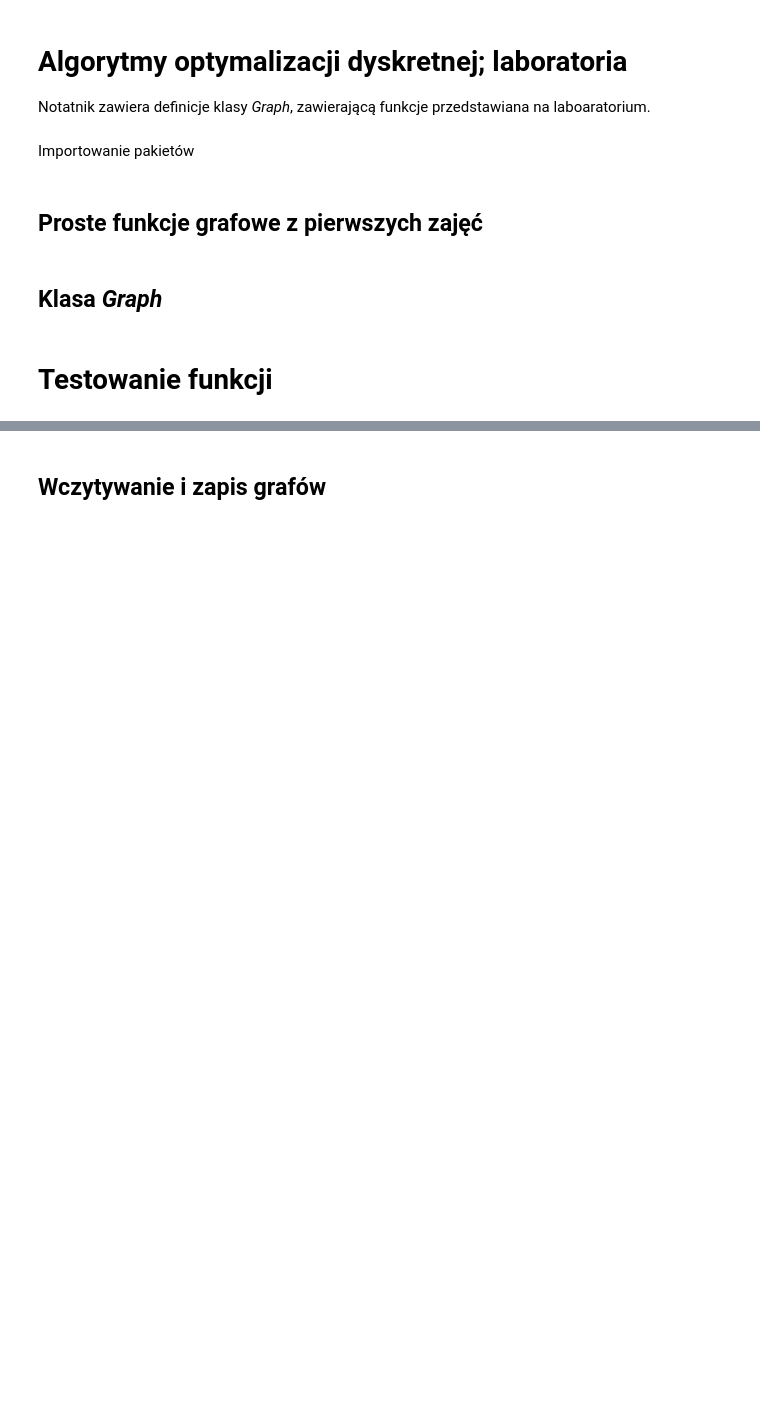
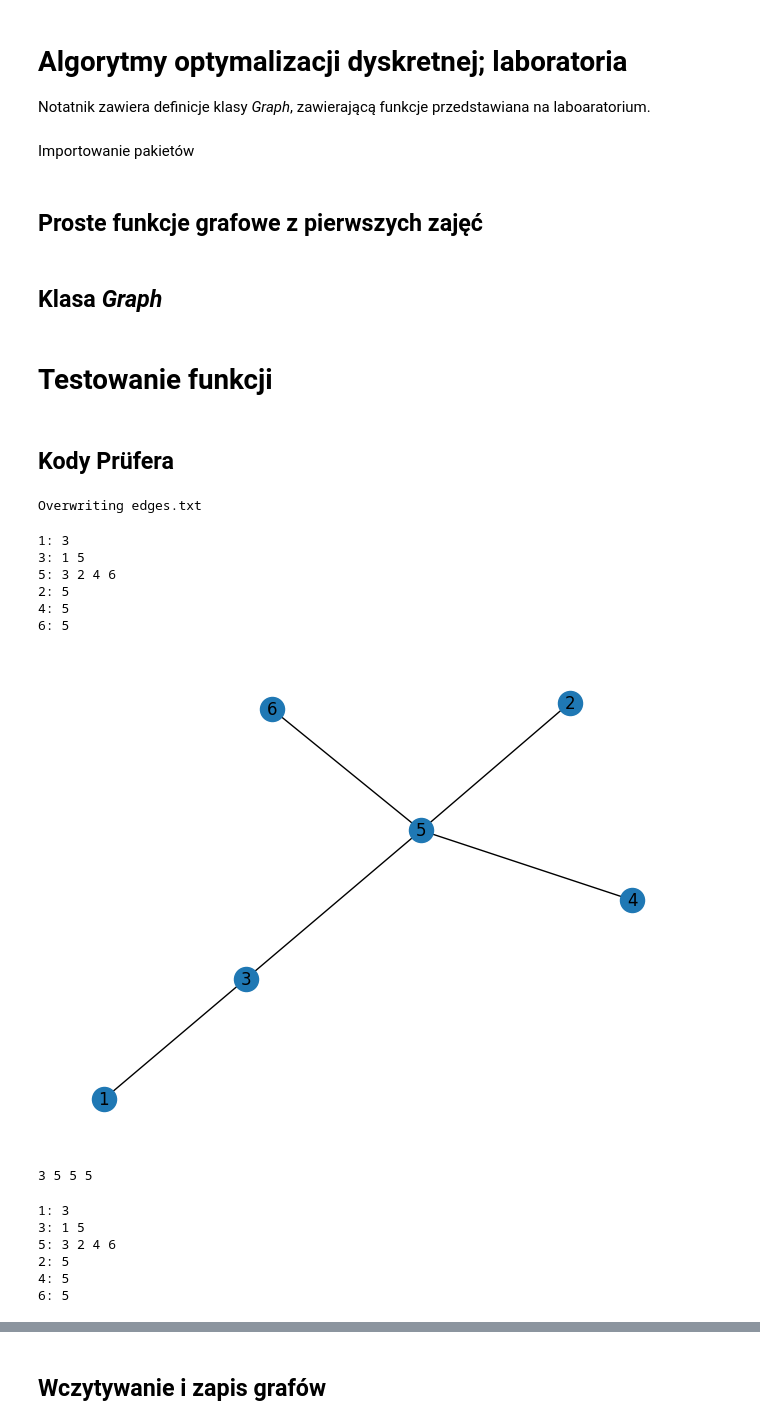
Before and after one commit to pgordin/OptDisc2026, a Jupyter notebook: Grafy3a.ipynb, the cells around one changed output, grey strips where cells are left out. Drawn from its saved outputs; the diff is of its cells as text; code cells hidden in the pictures; blank space fills up the shorter version.

```diff
--- a/Grafy3a.ipynb
+++ b/Grafy3a.ipynb
@@ -207,2 +299,38 @@ class Graph:
 # %% [markdown]
 # Testowanie funkcji
+# %% [markdown]
+## Kody Prüfera
+# %%
+%%writefile edges.txt
+1 3
+3 5
+2 5
+4 5
+5 6
+# %% [output]
+Overwriting edges.txt
+# %%
+tree1 = Graph.from_edges('edges.txt')
+print(tree1)
+tree1.plot()
+# %% [output]
+1: 3
+3: 1 5
+5: 3 2 4 6
+2: 5
+4: 5
+6: 5
+[figure, added]
+# %%
+print(tree1.Prufer())
+# %% [output]
+3 5 5 5
+# %%
+print(tree1)
+# %% [output]
+1: 3
+3: 1 5
+5: 3 2 4 6
+2: 5
+4: 5
+6: 5
```
Also changed, not shown: parts of 12 cells of this notebook.
